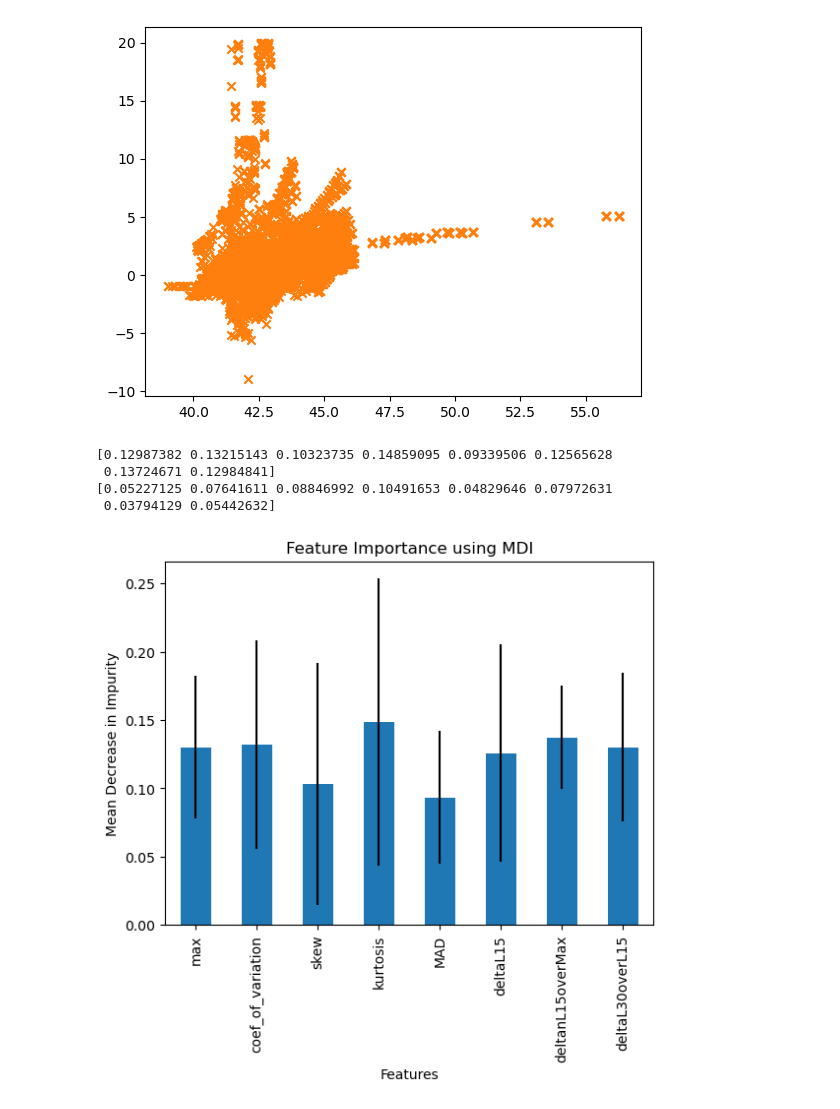
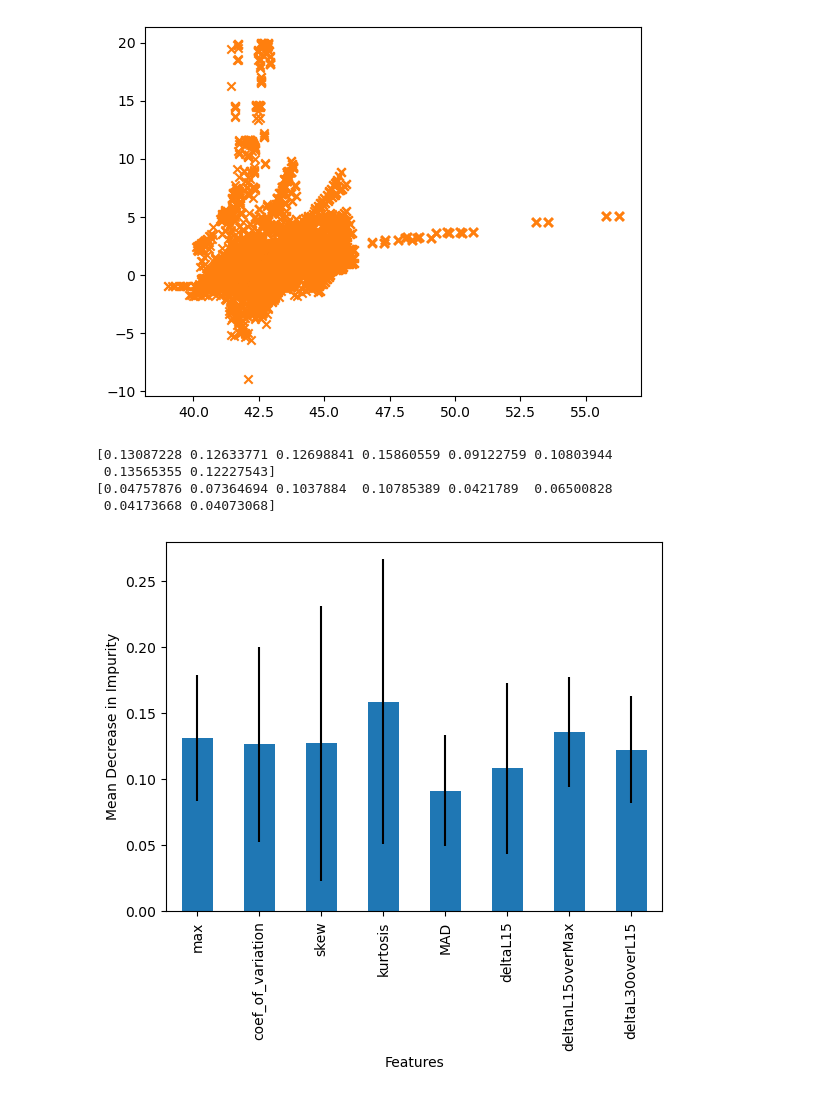
Before and after one commit to QuintinWeigand/SURP-Project-2024, a Jupyter notebook: Classification/RandomTree.ipynb, the cells around one changed output. Saved outputs shown, nothing was run; the diff lists cells and outputs as text; code cells hidden in the pictures.

```diff
--- a/Classification/RandomTree.ipynb
+++ b/Classification/RandomTree.ipynb
@@ -138,25 +138,25 @@ ax.scatter(x_array[2340:,0],x_array[2340:,2],marker="x")
 # %%
 import pandas as pd
 importances = forest.feature_importances_
 std = np.std([tree.feature_importances_ for tree in forest.estimators_], axis=0)
 print(importances)
 print(std)
 
 forest_importances = pd.Series(importances, index = ["max","coef_of_variation","skew","kurtosis","MAD","deltaL15", "deltanL15overMax", "deltaL30overL15"])
 
 fig, ax = plt.subplots()
 forest_importances.plot.bar(yerr=std, ax=ax)
 ax.set_xlabel("Features")
 ax.set_ylabel("Mean Decrease in Impurity")
-ax.set_title("Feature Importance using MDI")
+# ax.set_title("Feature Importance using MDI")
 # Create a series containing feature importances from the model and feature names from the training data
 #feature_importances = pd.Series(forest.feature_importances_, index=x_train.columns).sort_values(ascending=False)
 plt.show()
 # Plot a simple bar chart
 #feature_importances.plot.bar()
 # %% [output]
-[0.12987382 0.13215143 0.10323735 0.14859095 0.09339506 0.12565628
- 0.13724671 0.12984841]
-[0.05227125 0.07641611 0.08846992 0.10491653 0.04829646 0.07972631
- 0.03794129 0.05442632]
+[0.13087228 0.12633771 0.12698841 0.15860559 0.09122759 0.10803944
+ 0.13565355 0.12227543]
+[0.04757876 0.07364694 0.1037884  0.10785389 0.0421789  0.06500828
+ 0.04173668 0.04073068]
-[figure, old version]
+[figure, new version]
```
Also changed, not shown: parts of 1 cell of this notebook, 3 other files.
